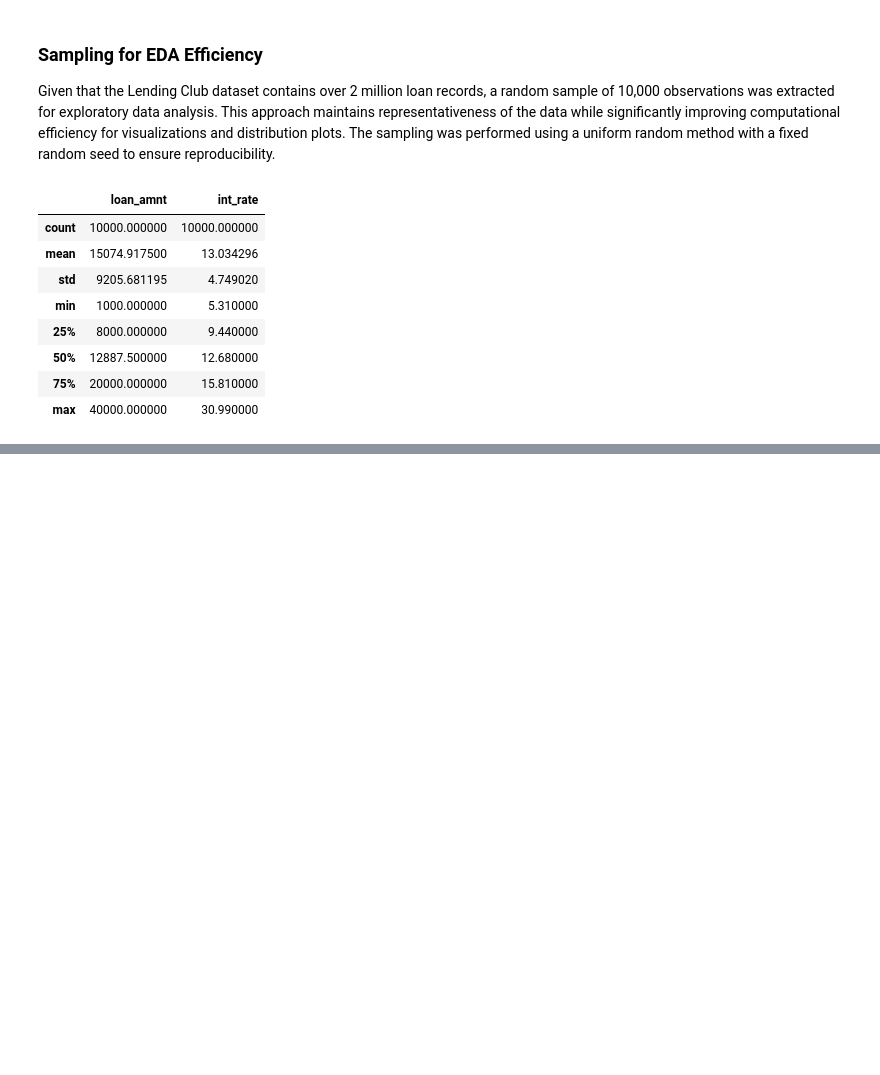
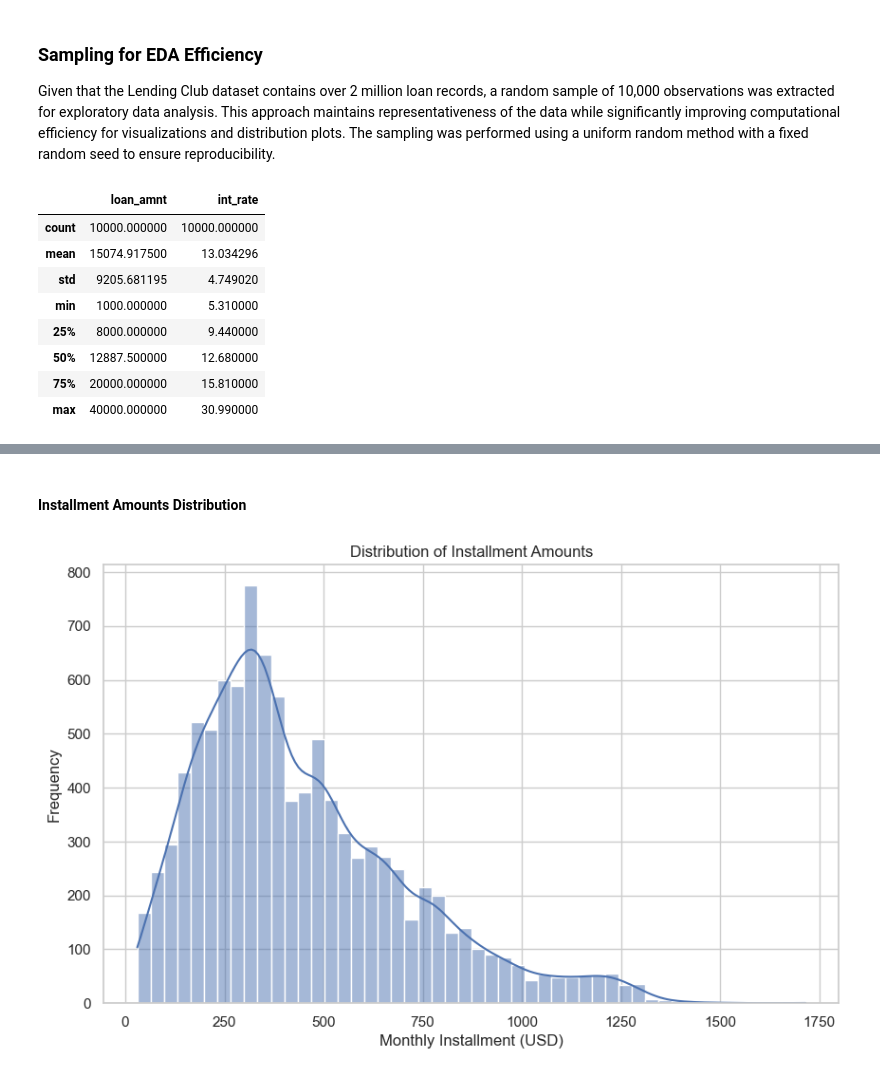
Before and after one commit to EriPardali/MasterThesis_DataEngineering_EleftheriaPardali, a Jupyter notebook: src/transformations/eda_loan_portfolio.ipynb, the cells around one changed output, grey strips where cells are left out. Cells and saved outputs as stored; diff of their text form; code cells hidden in the pictures; blank space fills up the shorter version.

```diff
--- a/src/transformations/eda_loan_portfolio.ipynb
+++ b/src/transformations/eda_loan_portfolio.ipynb
@@ -733,0 +368,11 @@ df_final.to_csv(r"C:\Users\parda\OneDrive\Desktop\Thesis\loan_portfolio.csv", in
+# %% [markdown]
+#### Installment Amounts Distribution
+# %%
+plt.figure(figsize=(10,6))
+sns.histplot(df_sample['installment'], bins=50, kde=True)
+plt.title('Distribution of Installment Amounts')
+plt.xlabel('Monthly Installment (USD)')
+plt.ylabel('Frequency')
+plt.show()
+# %% [output]
+[figure, added]
```
Also changed, not shown: parts of 113 cells of this notebook.
